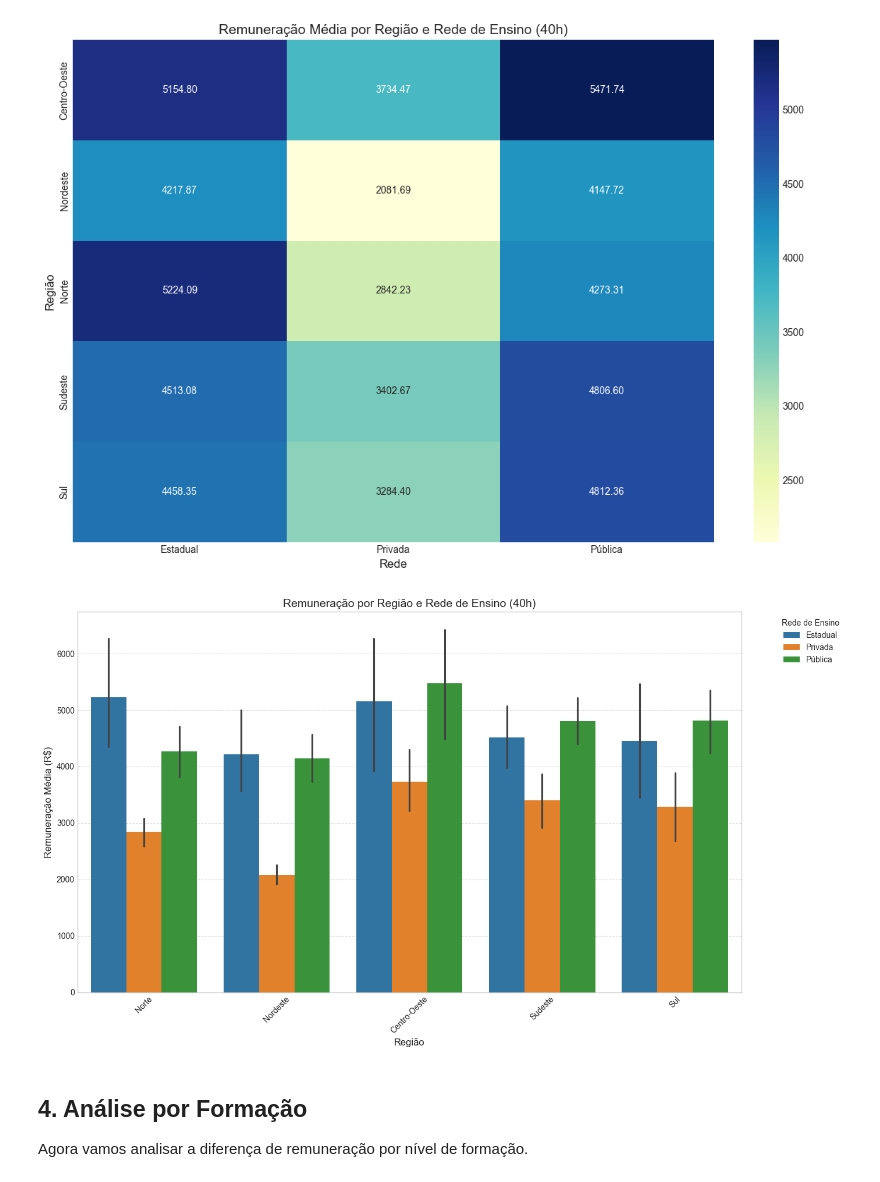
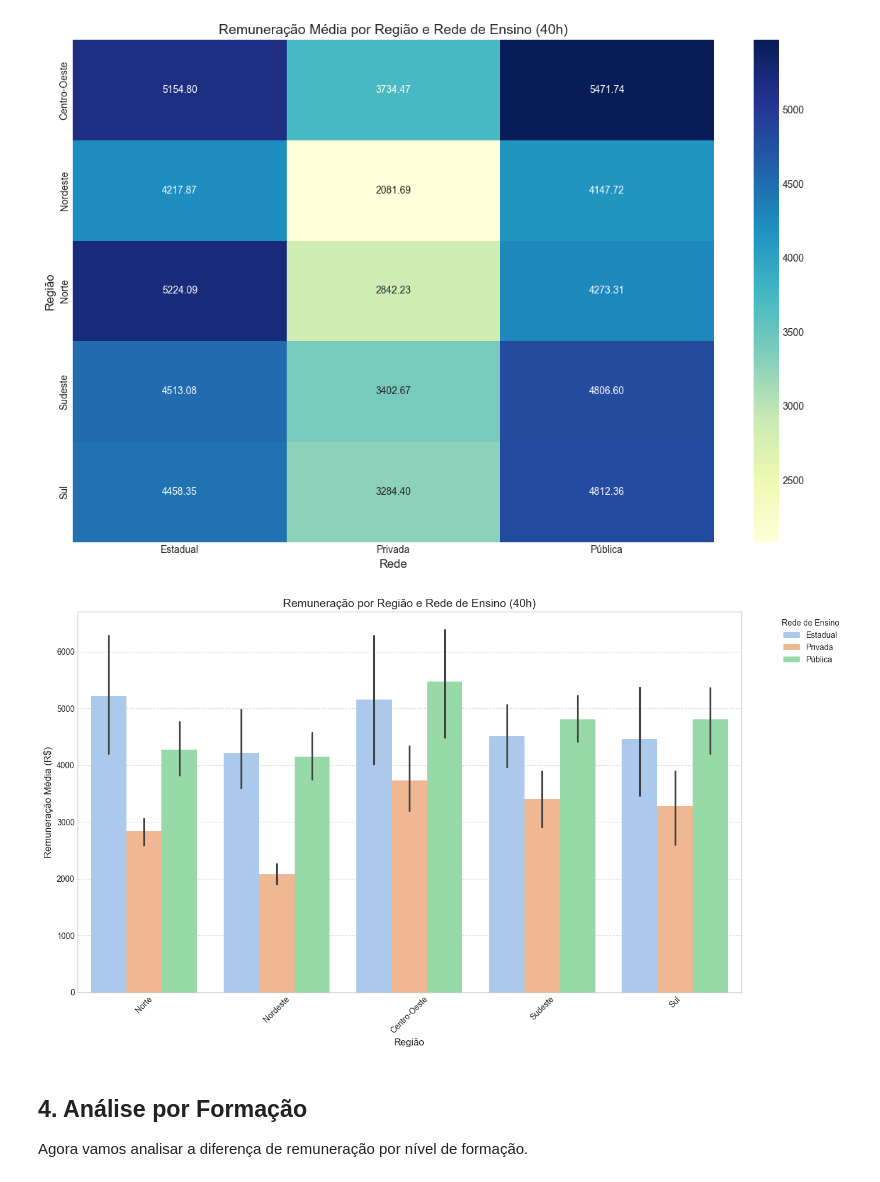
Before and after one commit to dvdmarveira/ds-compet, a Jupyter notebook: analise_regioes.ipynb, the cells around one changed output. Cells and saved outputs as stored; diff of their text form; code cells hidden in the pictures.

```diff
--- a/analise_regioes.ipynb
+++ b/analise_regioes.ipynb
@@ -168,20 +171,26 @@ plt.show()
 # %%
 # Visualização em barras agrupadas por região e rede
 plt.figure(figsize=(14, 8))
 ordem_regioes = ['Norte', 'Nordeste', 'Centro-Oeste', 'Sudeste', 'Sul']
 order_regioes = [r for r in ordem_regioes if r in df['Região'].unique()]
 
-sns.barplot(x='Região', y='Rem_40h_Final', hue='Rede', data=df, order=order_regioes)
+cores = {
+    'Estadual': 'blue',
+    'Privada': 'yellow',
+    'Pública': 'green'
+}
+
+sns.barplot(x='Região', y='Rem_40h_Final', hue='Rede', data=df, order=order_regioes, palette='pastel')
 plt.title('Remuneração por Região e Rede de Ensino (40h)', fontsize=14)
 plt.xlabel('Região')
 plt.ylabel('Remuneração Média (R$)')
 plt.xticks(rotation=45)
 plt.legend(title='Rede de Ensino', bbox_to_anchor=(1.05, 1), loc='upper left')
 plt.grid(axis='y', linestyle='--', alpha=0.7)
 plt.tight_layout()
 plt.show()
 # %% [output]
-[figure, old version]
+[figure, new version]
 # %% [markdown]
 ## 4. Análise por Formação
 
```
Also changed, not shown: parts of 4 cells of this notebook, 10 other files.
